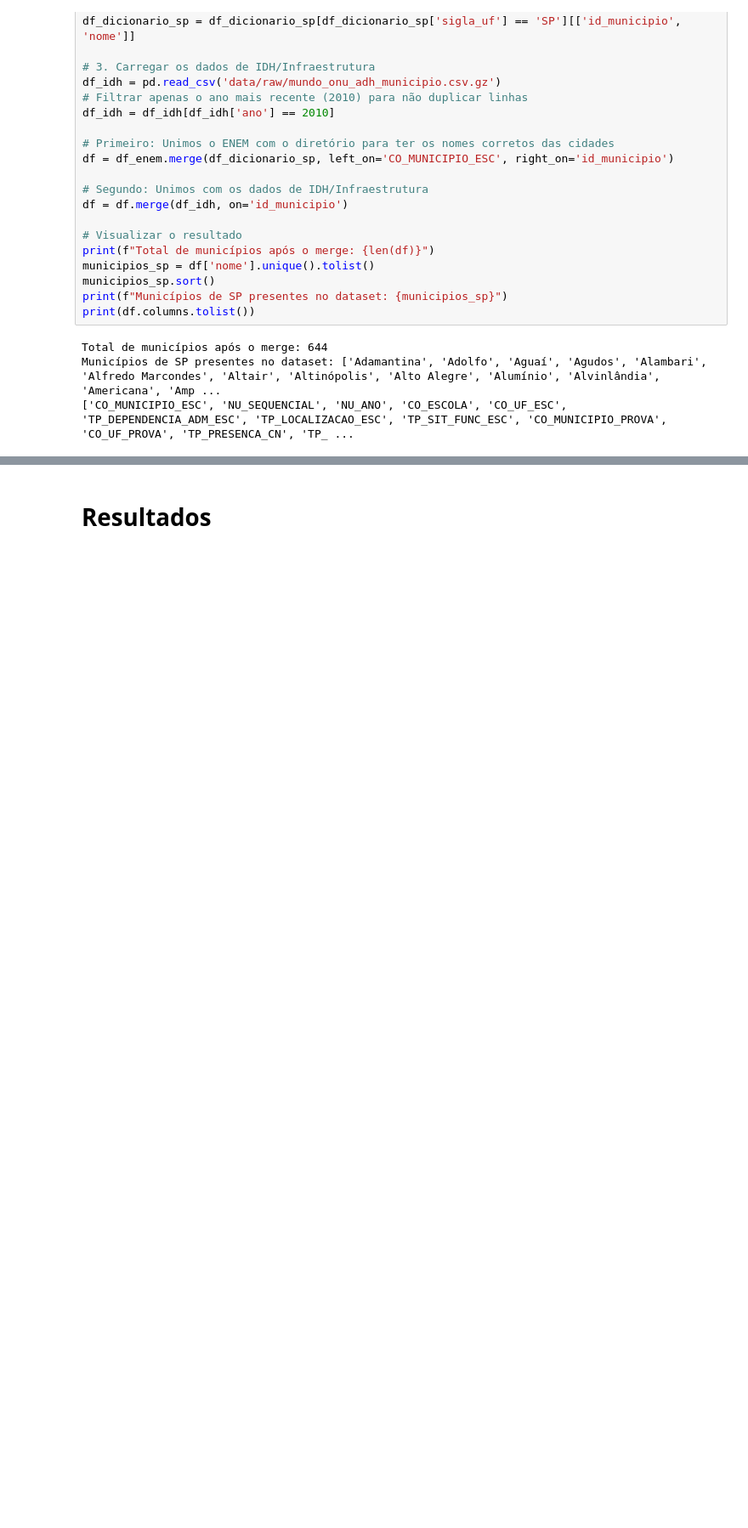
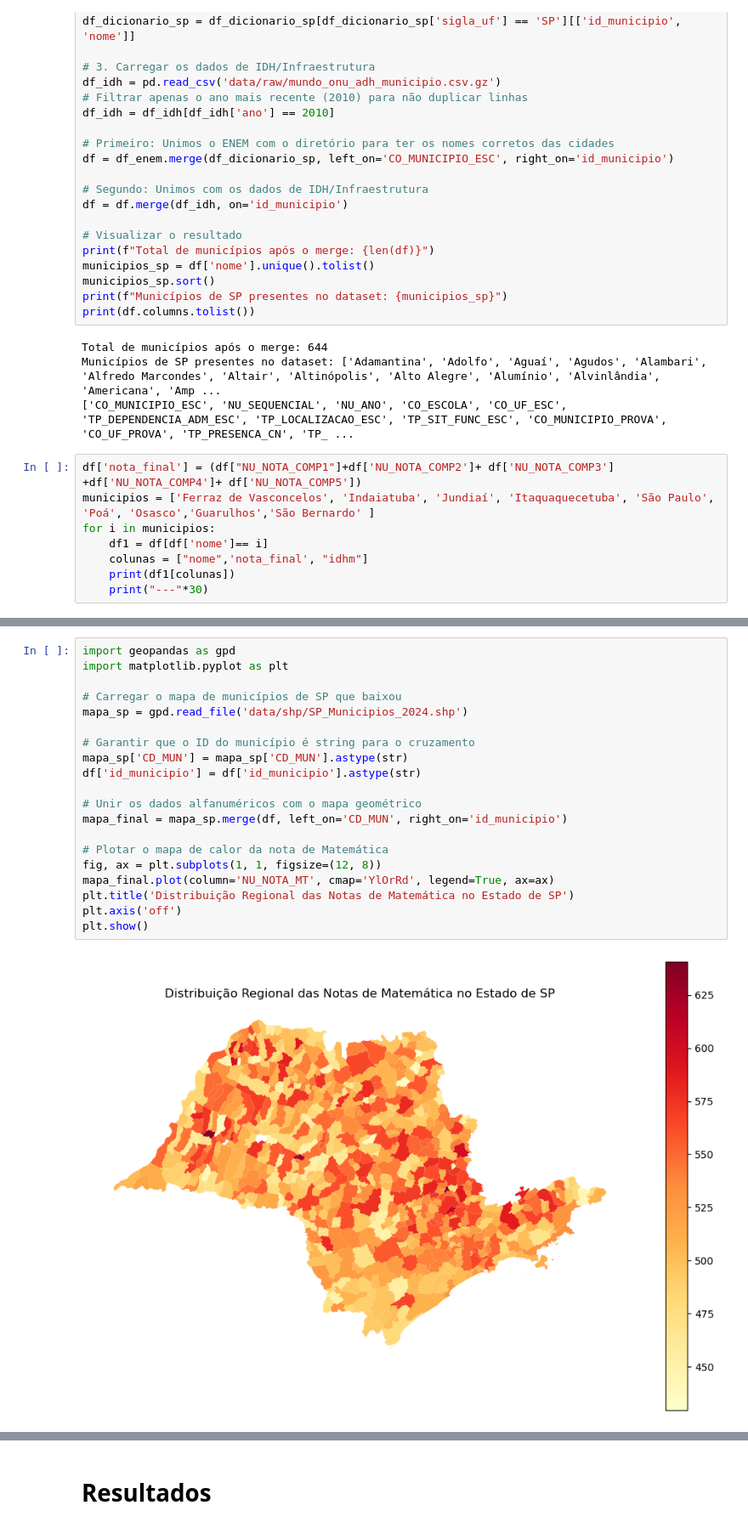
Before and after one commit to lsterra/trabalho_final_metodos_2026, a Jupyter notebook: analise_enem_sp_infraestrutura.ipynb, the cells around one changed output, grey strips where cells are left out. Shown at 85% size. Drawn from its saved outputs; the diff is of its cells as text; blank space fills up the shorter version.

Commit message:
Mapas de IDH e nota

```diff
--- a/analise_enem_sp_infraestrutura.ipynb
+++ b/analise_enem_sp_infraestrutura.ipynb
@@ -47,3 +47,11 @@ print(df.columns.tolist())
 Total de municípios após o merge: 644
 Municípios de SP presentes no dataset: ['Adamantina', 'Adolfo', 'Aguaí', 'Agudos', 'Alambari', 'Alfredo Marcondes', 'Altair', 'Altinópolis', 'Alto Alegre', 'Alumínio', 'Alvinlândia', 'Americana', 'Amp ...
 ['CO_MUNICIPIO_ESC', 'NU_SEQUENCIAL', 'NU_ANO', 'CO_ESCOLA', 'CO_UF_ESC', 'TP_DEPENDENCIA_ADM_ESC', 'TP_LOCALIZACAO_ESC', 'TP_SIT_FUNC_ESC', 'CO_MUNICIPIO_PROVA', 'CO_UF_PROVA', 'TP_PRESENCA_CN', 'TP_ ...
+# %%
+df['nota_final'] = (df["NU_NOTA_COMP1"]+df['NU_NOTA_COMP2']+ df['NU_NOTA_COMP3'] +df['NU_NOTA_COMP4']+ df['NU_NOTA_COMP5'])
+municipios = ['Ferraz de Vasconcelos', 'Indaiatuba', 'Jundiaí', 'Itaquaquecetuba', 'São Paulo', 'Poá', 'Osasco','Guarulhos','São Bernardo' ]
+for i in municipios:
+    df1 = df[df['nome']== i]
+    colunas = ["nome",'nota_final', "idhm"]
+    print(df1[colunas])
+    print("---"*30)
@@ -49,0 +76,22 @@ Municípios de SP presentes no dataset: ['Adamantina', 'Adolfo', 'Aguaí', 'Agud
+# %%
+import geopandas as gpd
+import matplotlib.pyplot as plt
+
+# Carregar o mapa de municípios de SP que baixou
+mapa_sp = gpd.read_file('data/shp/SP_Municipios_2024.shp')
+
+# Garantir que o ID do município é string para o cruzamento
+mapa_sp['CD_MUN'] = mapa_sp['CD_MUN'].astype(str)
+df['id_municipio'] = df['id_municipio'].astype(str)
+
+# Unir os dados alfanuméricos com o mapa geométrico
+mapa_final = mapa_sp.merge(df, left_on='CD_MUN', right_on='id_municipio')
+
+# Plotar o mapa de calor da nota de Matemática
+fig, ax = plt.subplots(1, 1, figsize=(12, 8))
+mapa_final.plot(column='NU_NOTA_MT', cmap='YlOrRd', legend=True, ax=ax)
+plt.title('Distribuição Regional das Notas de Matemática no Estado de SP')
+plt.axis('off')
+plt.show()
+# %% [output]
+[figure, added]
```
Also changed, not shown: parts of 2 cells of this notebook.
